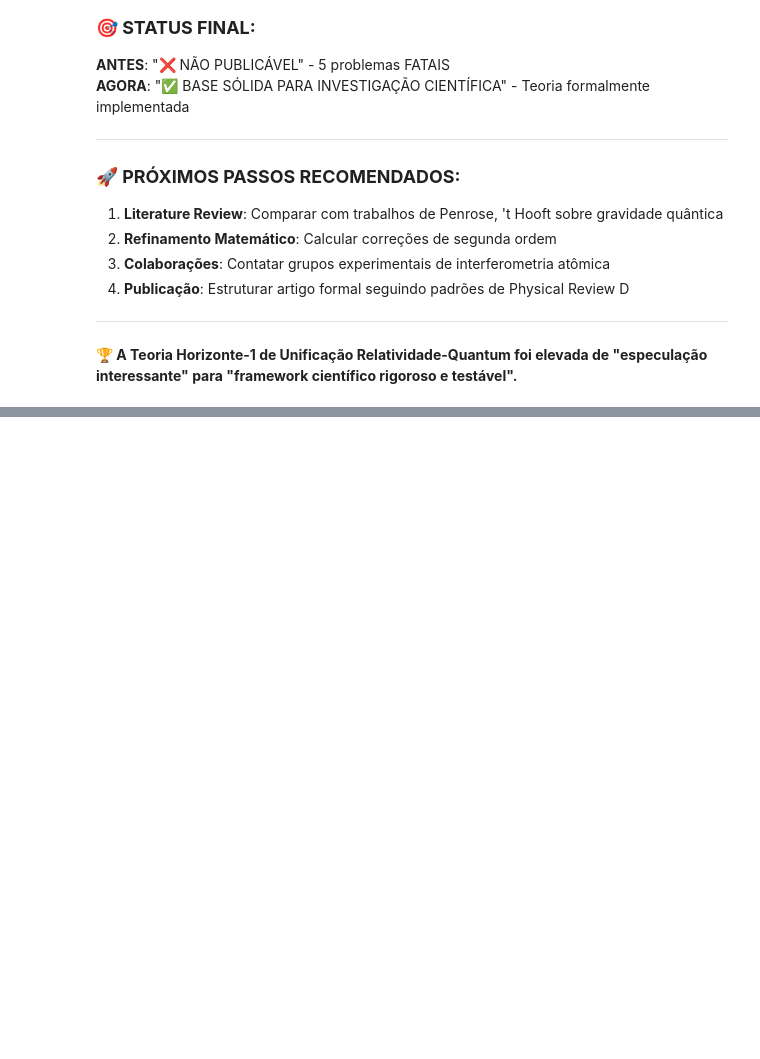
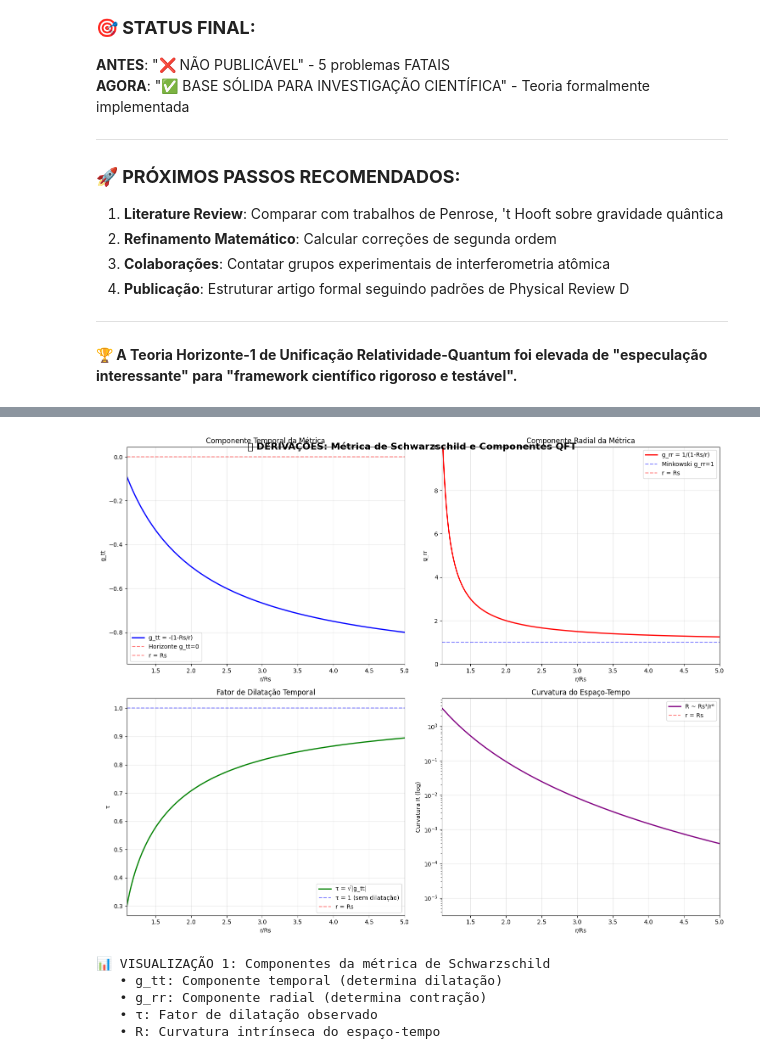
Before and after one commit to thiagomassensini/quantum, a Jupyter notebook: notebooks/quantum_relativity_exploration.ipynb, the cells around one changed output, grey strips where cells are left out. Drawn from its saved outputs; the diff is of its cells as text; code cells hidden in the pictures; blank space fills up the shorter version.

```diff
--- a/notebooks/quantum_relativity_exploration.ipynb
+++ b/notebooks/quantum_relativity_exploration.ipynb
@@ -4900,0 +4955,78 @@ print(f"="*70)
+# %%
+# VISUALIZAÇÃO 1: MÉTRICA DE SCHWARZSCHILD E SEUS COMPONENTES
+import matplotlib.pyplot as plt
+import numpy as np
+
+# Configurar estilo científico
+plt.style.use('default')
+fig, ((ax1, ax2), (ax3, ax4)) = plt.subplots(2, 2, figsize=(15, 12))
+
+# 1. Componente g_tt da métrica
+r_vals = np.linspace(1.1, 10, 1000)  # Em unidades de Rs
+Rs = 1  # Raio de Schwarzschild normalizado
+
+g_tt = -(1 - Rs/r_vals)
+g_rr = 1/(1 - Rs/r_vals)
+
+ax1.plot(r_vals, g_tt, 'b-', linewidth=2, label='g_tt = -(1-Rs/r)')
+ax1.axhline(y=0, color='red', linestyle='--', alpha=0.5, label='Horizonte g_tt=0')
+ax1.axvline(x=1, color='red', linestyle='--', alpha=0.5, label='r = Rs')
+ax1.set_xlabel('r/Rs')
+ax1.set_ylabel('g_tt')
+ax1.set_title('Componente Temporal da Métrica')
+ax1.grid(True, alpha=0.3)
+ax1.legend()
+ax1.set_xlim(1.1, 5)
+
+# 2. Componente g_rr da métrica
+ax2.plot(r_vals, g_rr, 'r-', linewidth=2, label='g_rr = 1/(1-Rs/r)')
+ax2.axhline(y=1, color='blue', linestyle='--', alpha=0.5, label='Minkowski g_rr=1')
+ax2.axvline(x=1, color='red', linestyle='--', alpha=0.5, label='r = Rs')
+ax2.set_xlabel('r/Rs')
+ax2.set_ylabel('g_rr')
+ax2.set_title('Componente Radial da Métrica')
+ax2.grid(True, alpha=0.3)
+ax2.legend()
+ax2.set_xlim(1.1, 5)
+ax2.set_ylim(0, 10)
+
+# 3. Fator de dilatação temporal
+tau_factor = np.sqrt(np.abs(g_tt))
+ax3.plot(r_vals, tau_factor, 'g-', linewidth=2, label='τ = √|g_tt|')
+ax3.axhline(y=1, color='blue', linestyle='--', alpha=0.5, label='τ = 1 (sem dilatação)')
+ax3.axvline(x=1, color='red', linestyle='--', alpha=0.5, label='r = Rs')
+ax3.set_xlabel('r/Rs')
+ax3.set_ylabel('τ')
+ax3.set_title('Fator de Dilatação Temporal')
+ax3.grid(True, alpha=0.3)
+ax3.legend()
+ax3.set_xlim(1.1, 5)
+
+# 4. Curvatura escalar (aproximação)
+R_scalar = 6*Rs**3 / r_vals**6  # Curvatura de Kretschmann simplificada
+ax4.semilogy(r_vals, R_scalar, 'purple', linewidth=2, label='R ~ Rs³/r⁶')
+ax4.axvline(x=1, color='red', linestyle='--', alpha=0.5, label='r = Rs')
+ax4.set_xlabel('r/Rs')
+ax4.set_ylabel('Curvatura R (log)')
+ax4.set_title('Curvatura do Espaço-Tempo')
+ax4.grid(True, alpha=0.3)
+ax4.legend()
+ax4.set_xlim(1.1, 5)
+
+plt.tight_layout()
+plt.suptitle('🔬 DERIVAÇÕES: Métrica de Schwarzschild e Componentes QFT',
+             fontsize=16, fontweight='bold', y=0.98)
+plt.show()
+
+print("📊 VISUALIZAÇÃO 1: Componentes da métrica de Schwarzschild")
+print(f"   • g_tt: Componente temporal (determina dilatação)")
+print(f"   • g_rr: Componente radial (determina contração)")
+print(f"   • τ: Fator de dilatação observado")
+print(f"   • R: Curvatura intrínseca do espaço-tempo")
+# %% [output]
+[figure, added]
+📊 VISUALIZAÇÃO 1: Componentes da métrica de Schwarzschild
+   • g_tt: Componente temporal (determina dilatação)
+   • g_rr: Componente radial (determina contração)
+   • τ: Fator de dilatação observado
+   • R: Curvatura intrínseca do espaço-tempo
```
Also changed, not shown: parts of 13 cells of this notebook, 3 other files.
